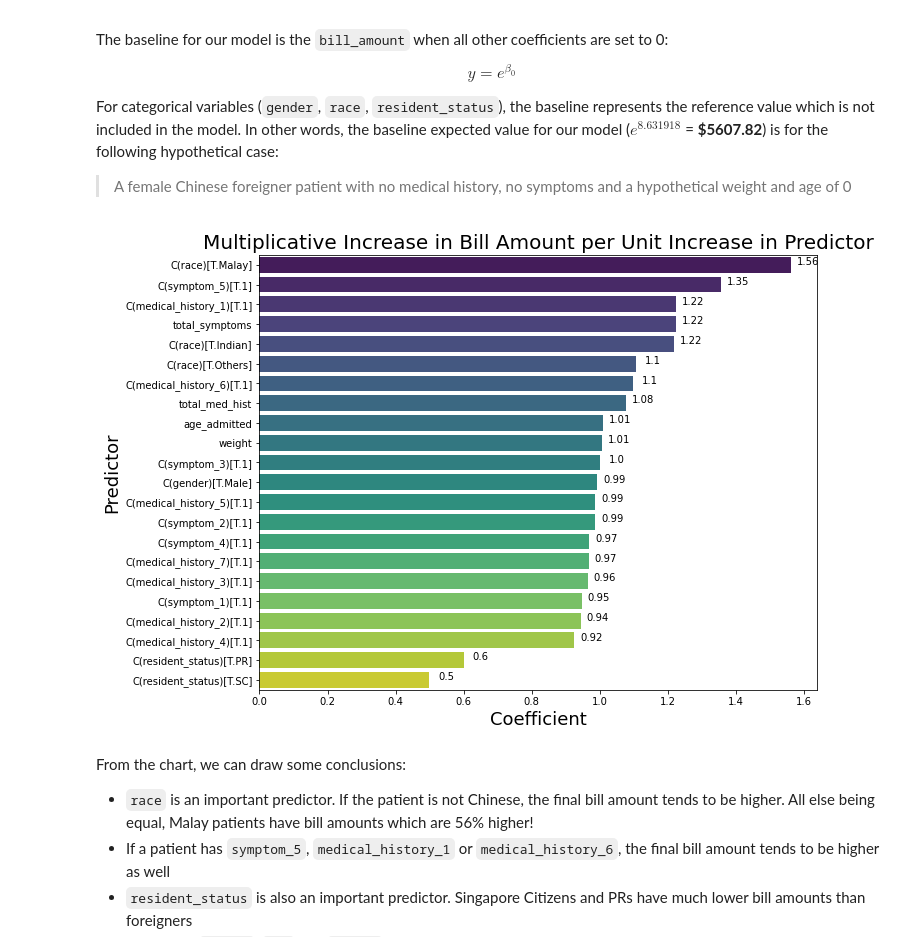
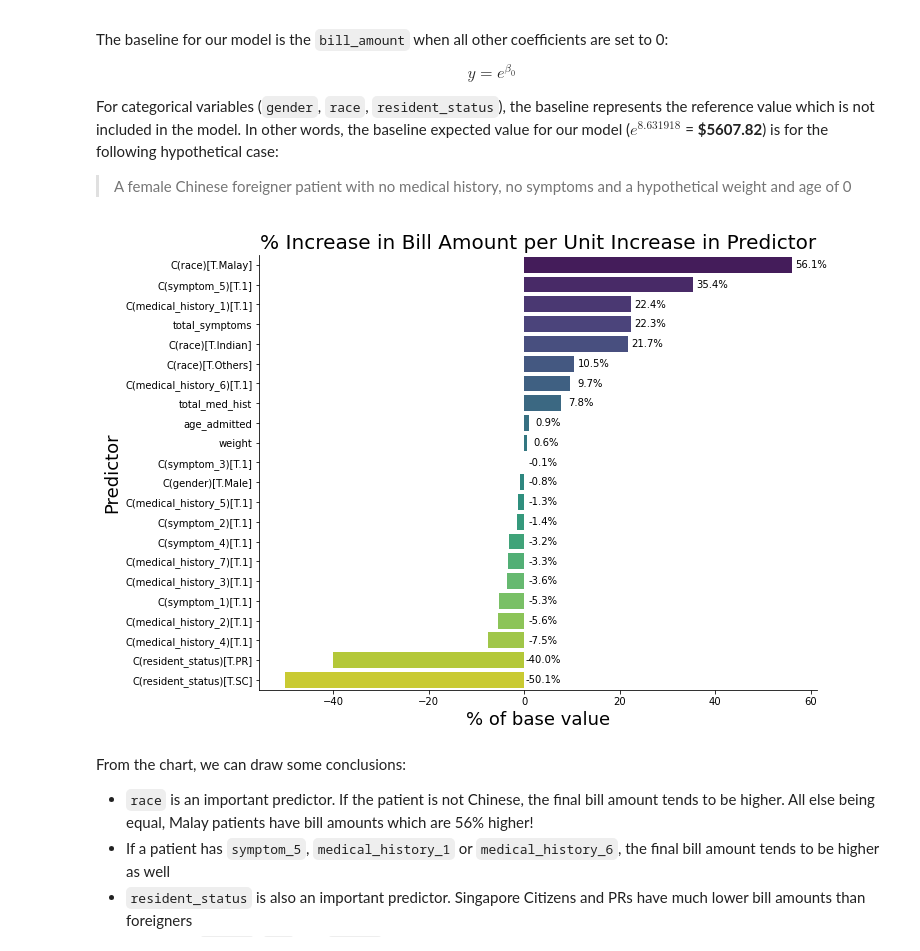
Before and after one commit to RifqiAlkhatib/holmusk_healthcare_data_challenge, a Jupyter notebook: code/healthcare_data_challenge.ipynb, the cells around one changed output. Cells and saved outputs as stored; diff of their text form; code cells hidden in the pictures.

```diff
--- a/code/healthcare_data_challenge.ipynb
+++ b/code/healthcare_data_challenge.ipynb
@@ -1197,23 +1197,30 @@ For categorical variables (`gender`, `race`, `resident_status`), the baseline re
 # %%
 # Visualising importance of individual predictors
 feature_names = np.array(np.exp(res2.params).drop(index='Intercept').sort_values(ascending=False).index)
 feature_coefs = np.array(np.exp(res2.params).drop(index='Intercept').sort_values(ascending=False))
+feature_coefs -= 1
+feature_coefs *= 100
 
 # Create dataframe with predictors
 data={'feature_names':feature_names, 'feature_coefs':feature_coefs}
 feature_df = pd.DataFrame(data)
 
 # Plot
 plt.figure(figsize=(10,8))
 ax = sns.barplot(x=feature_df['feature_coefs'], y=feature_df['feature_names'], palette='viridis')
-for index, row in enumerate(feature_coefs):
-    ax.text(row + 0.05, index, round(row, 2), color='black', ha="center")
+for index, coef in enumerate(feature_coefs):
+    if coef >= 0:
+        ax.text(coef + 4, index + 0.15, str(round(coef, 1)) + '%', color='black', ha="center")
+    else:
+        ax.text(4, index + 0.15, str(round(coef, 1)) + '%', color='black', ha="center")
 
-plt.title('Multiplicative Increase in Bill Amount per Unit Increase in Predictor', fontsize=20)
-plt.xlabel('Coefficient', fontsize=18)
+ax.spines['right'].set_visible(False)
+ax.spines['top'].set_visible(False)
+plt.title('% Increase in Bill Amount per Unit Increase in Predictor', fontsize=20)
+plt.xlabel('% of base value', fontsize=18)
 plt.ylabel('Predictor', fontsize=18);
 # %% [output]
-[figure, old version]
+[figure, new version]
 # %% [markdown]
 From the chart, we can draw some conclusions:
 
```
Also changed, not shown: parts of 1 cell of this notebook, 1 other file.
